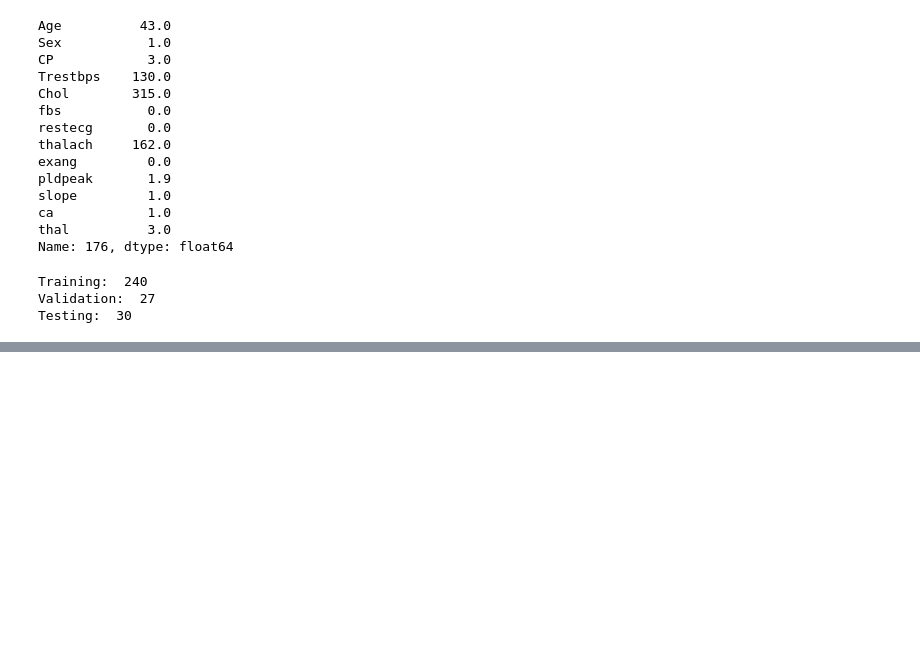
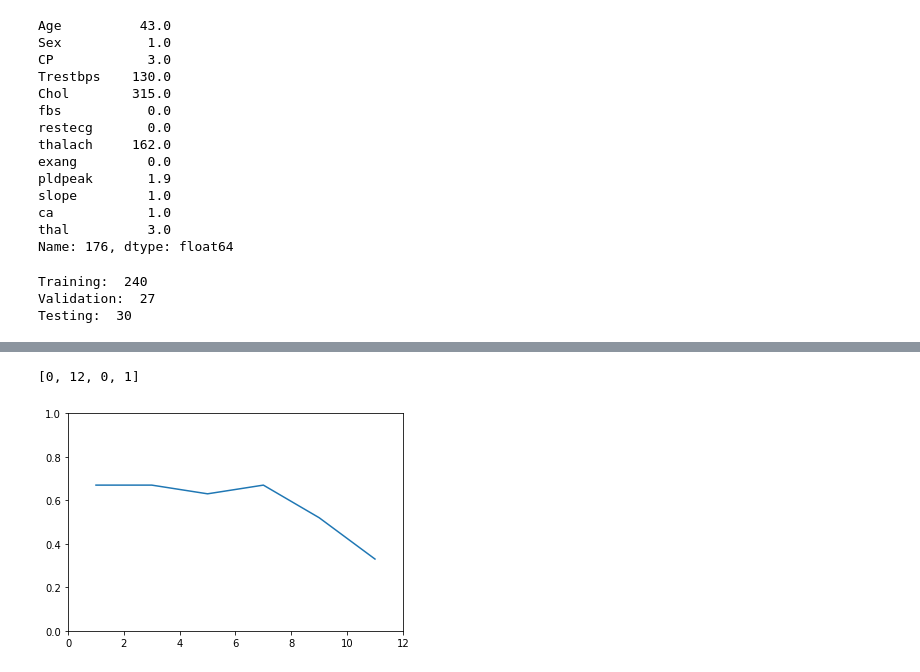
Before and after one commit to VinayBN8997/Machine-Learning, a Jupyter notebook: kNN/Nearest Neighbours Algorithm on UCI Heart disease dataset.ipynb, the cells around one changed output, grey strips where cells are left out. Saved outputs shown, nothing was run; the diff lists cells and outputs as text; code cells hidden in the pictures; blank space fills up the shorter version.

```diff
--- a/kNN/Nearest Neighbours Algorithm on UCI Heart disease dataset.ipynb
+++ b/kNN/Nearest Neighbours Algorithm on UCI Heart disease dataset.ipynb
@@ -210,0 +220,6 @@ Accuracy K=11:  0.78
+# %%
+plt.plot(K,Accuracy)
+plt.axis([0, 12, 0, 1])
+# %% [output]
+[0, 12, 0, 1]
+[figure, added]
```
Also changed, not shown: parts of 23 cells of this notebook.
